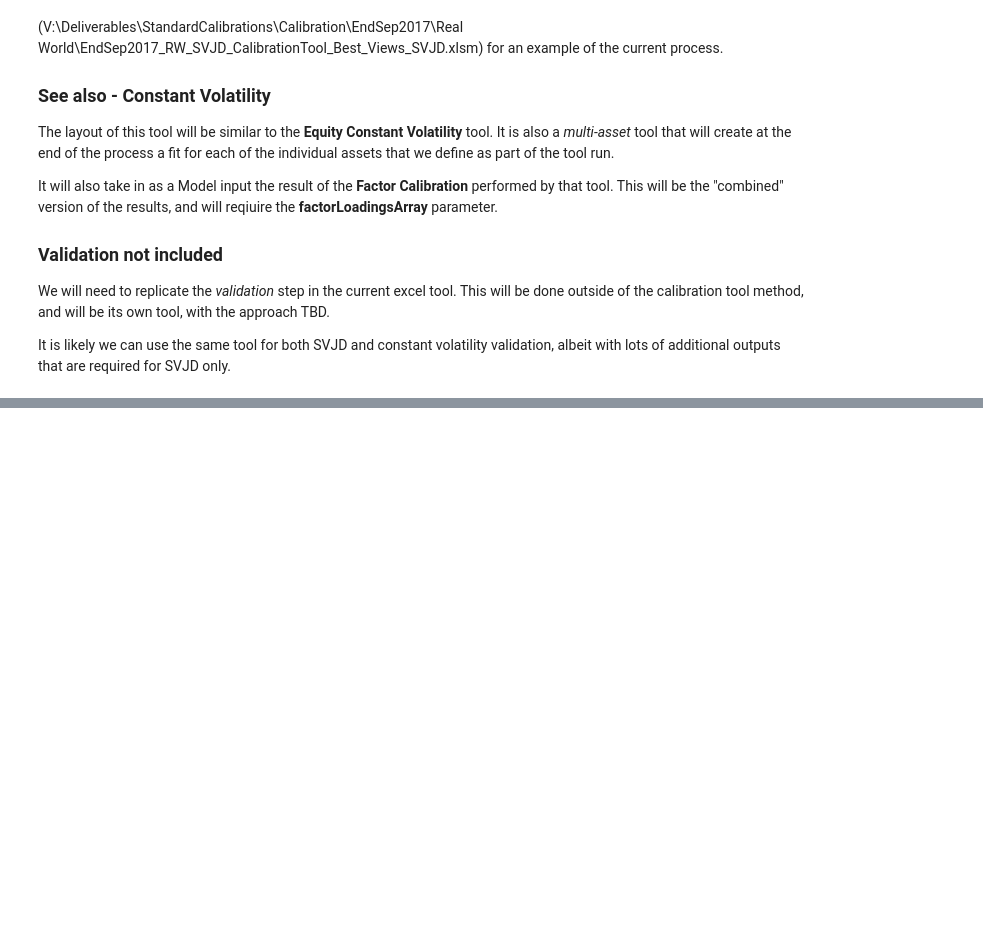
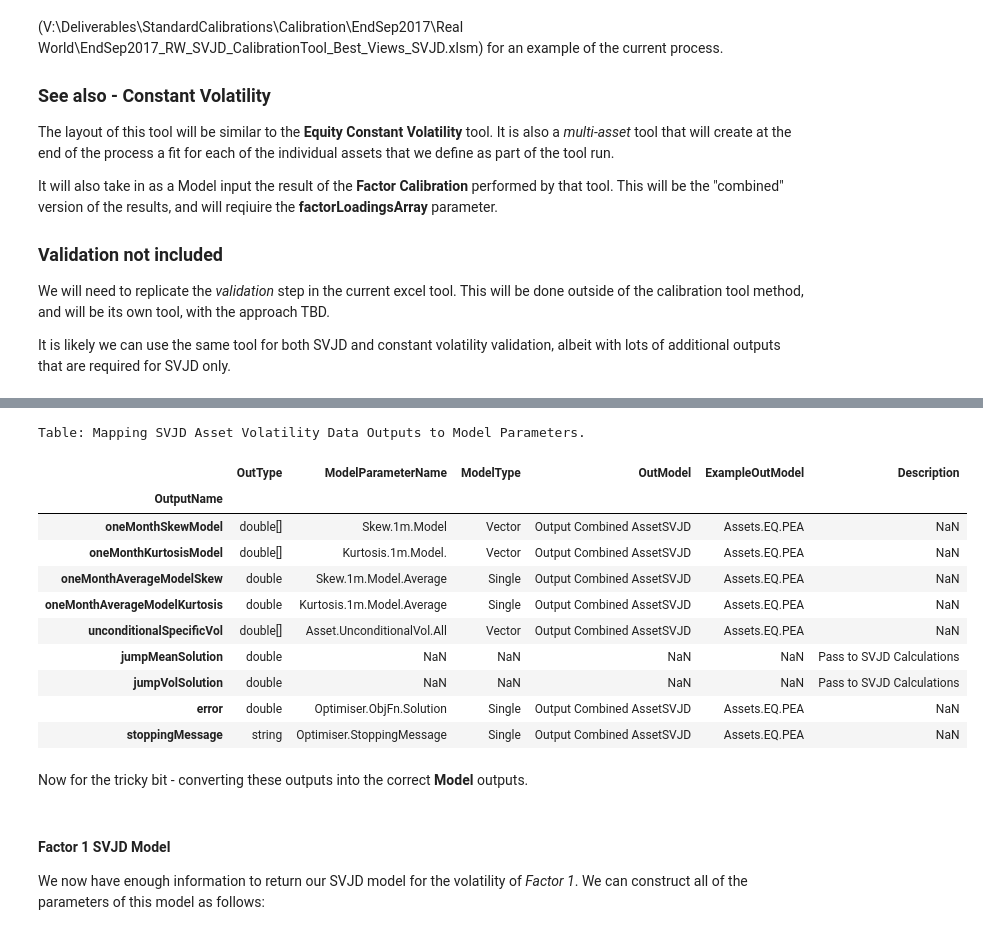
Before and after one commit to calvinrs/mdy-workbooks, a Jupyter notebook: Equity SVJD Tool Specification.ipynb, the cells around one changed output, grey strips where cells are left out. Cells and saved outputs as stored; diff of their text form; code cells hidden in the pictures; blank space fills up the shorter version.

```diff
--- a/Equity SVJD Tool Specification.ipynb
+++ b/Equity SVJD Tool Specification.ipynb
@@ -64,0 +222,21 @@ The methods that we need to use from the Ghost project are:
+# %%
+import pandas as pd
+tablePCAMap = pd.read_json('data/SVJD_Asset_Output.json')
+tablePCAMap = tablePCAMap.set_index(['OutputName'])
+print("Table: Mapping SVJD Asset Volatility Data Outputs to Model Parameters.")
+tablePCAMap[['OutType','ModelParameterName','ModelType','OutModel','ExampleOutModel','Description']]
+# %% [output]
+Table: Mapping SVJD Asset Volatility Data Outputs to Model Parameters.
+|  | OutType | ModelParameterName | ModelType | OutModel | ExampleOutModel | Description |
+| OutputName |  |  |  |  |  |  |
+| oneMonthSkewModel | double[] | Skew.1m.Model | Vector | Output Combined AssetSVJD | Assets.EQ.PEA | NaN |
+| oneMonthKurtosisModel | double[] | Kurtosis.1m.Model. | Vector | Output Combined AssetSVJD | Assets.EQ.PEA | NaN |
+| oneMonthAverageModelSkew | double | Skew.1m.Model.Average | Single | Output Combined AssetSVJD | Assets.EQ.PEA | NaN |
+| oneMonthAverageModelKurtosis | double | Kurtosis.1m.Model.Average | Single | Output Combined AssetSVJD | Assets.EQ.PEA | NaN |
+| unconditionalSpecificVol | double[] | Asset.UnconditionalVol.All | Vector | Output Combined AssetSVJD | Assets.EQ.PEA | NaN |
+| jumpMeanSolution | double | NaN | NaN | NaN | NaN | Pass to SVJD Calculations |
+| jumpVolSolution | double | NaN | NaN | NaN | NaN | Pass to SVJD Calculations |
+| error | double | Optimiser.ObjFn.Solution | Single | Output Combined AssetSVJD | Assets.EQ.PEA | NaN |
+| stoppingMessage | string | Optimiser.StoppingMessage | Single | Output Combined AssetSVJD | Assets.EQ.PEA | NaN |
+# %% [markdown]
+Now for the tricky bit - converting these outputs into the correct **Model** outputs.
@@ -64,0 +245,4 @@ The methods that we need to use from the Ghost project are:
+# %% [markdown]
+#### Factor 1 SVJD Model
+
+We now have enough information to return our SVJD model for the volatility of *Factor 1*. We can construct all of the parameters of this model as follows:
```
Also changed, not shown: parts of 34 cells of this notebook.
